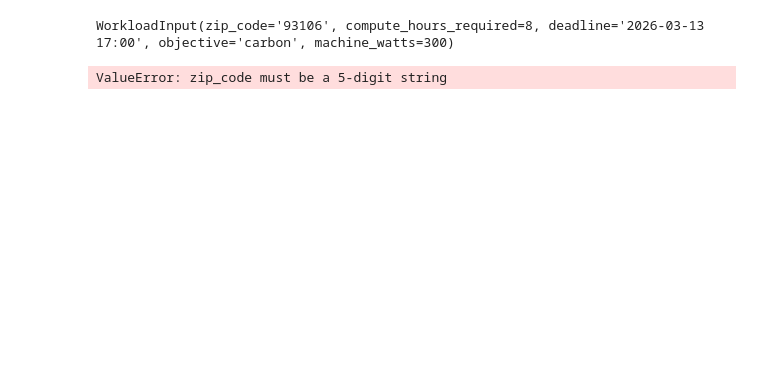
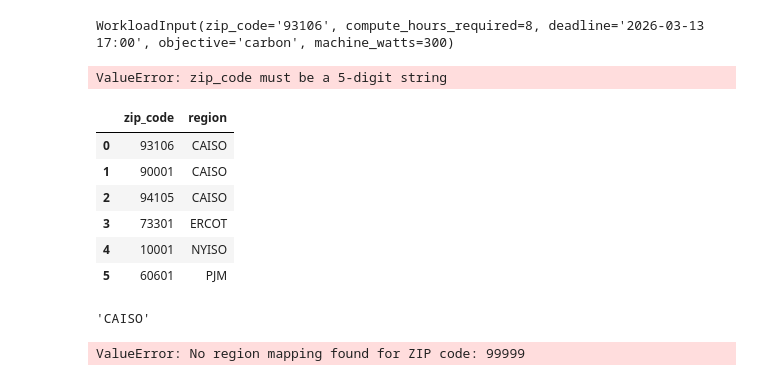
Before and after one commit to finnrcase/util, a Jupyter notebook: notebooks/01_project_sandbox.ipynb, the cells around one changed output. Cells and saved outputs as stored; diff of their text form; code cells hidden in the pictures; blank space fills up the shorter version.

```diff
--- a/notebooks/01_project_sandbox.ipynb
+++ b/notebooks/01_project_sandbox.ipynb
@@ -1,15 +1,10 @@
 # %%
-# -------------------------------------------------
-# PROJECT SETUP
-# -------------------------------------------------
+import sys
+from pathlib import Path
 
-from pathlib import Path
-import sys
-
-PROJECT_ROOT = Path.cwd().parent
-
+PROJECT_ROOT = Path.cwd().resolve().parent
 if str(PROJECT_ROOT) not in sys.path:
     sys.path.append(str(PROJECT_ROOT))
 
-print("Project root:", PROJECT_ROOT)
+print("Project root added to path:", PROJECT_ROOT)
 # %% [output]
@@ -16,0 +45,16 @@ Project root: c:\dev\util
+# %%
+import sys
+from pathlib import Path
+
+NOTEBOOK_DIR = Path.cwd().resolve()
+
+if NOTEBOOK_DIR.name == "notebooks":
+    PROJECT_ROOT = NOTEBOOK_DIR.parent
+else:
+    PROJECT_ROOT = NOTEBOOK_DIR
+
+if str(PROJECT_ROOT) not in sys.path:
+    sys.path.append(str(PROJECT_ROOT))
+
+print("Notebook directory:", NOTEBOOK_DIR)
+print("Project root:", PROJECT_ROOT)
@@ -277,3 +324,27 @@ bad_input = WorkloadInput(
 )
 # %% [output]
 ValueError: zip_code must be a 5-digit string
+# %%
+from src.mapper import load_zip_region_map, map_zip_to_region
+
+mapping_path = PROJECT_ROOT / "data" / "raw" / "zip_to_region_sample.csv"
+mapping_df = load_zip_region_map(mapping_path)
+
+mapping_df
+# %% [output]
+|  | zip_code | region |
+| 0 | 93106 | CAISO |
+| 1 | 90001 | CAISO |
+| 2 | 94105 | CAISO |
+| 3 | 73301 | ERCOT |
+| 4 | 10001 | NYISO |
+| 5 | 60601 | PJM |
+# %%
+region = map_zip_to_region("93106", mapping_df)
+region
+# %% [output]
+'CAISO'
+# %%
+map_zip_to_region("99999", mapping_df)
+# %% [output]
+ValueError: No region mapping found for ZIP code: 99999
```
Also changed, not shown: parts of 22 cells of this notebook, 1 other file.
